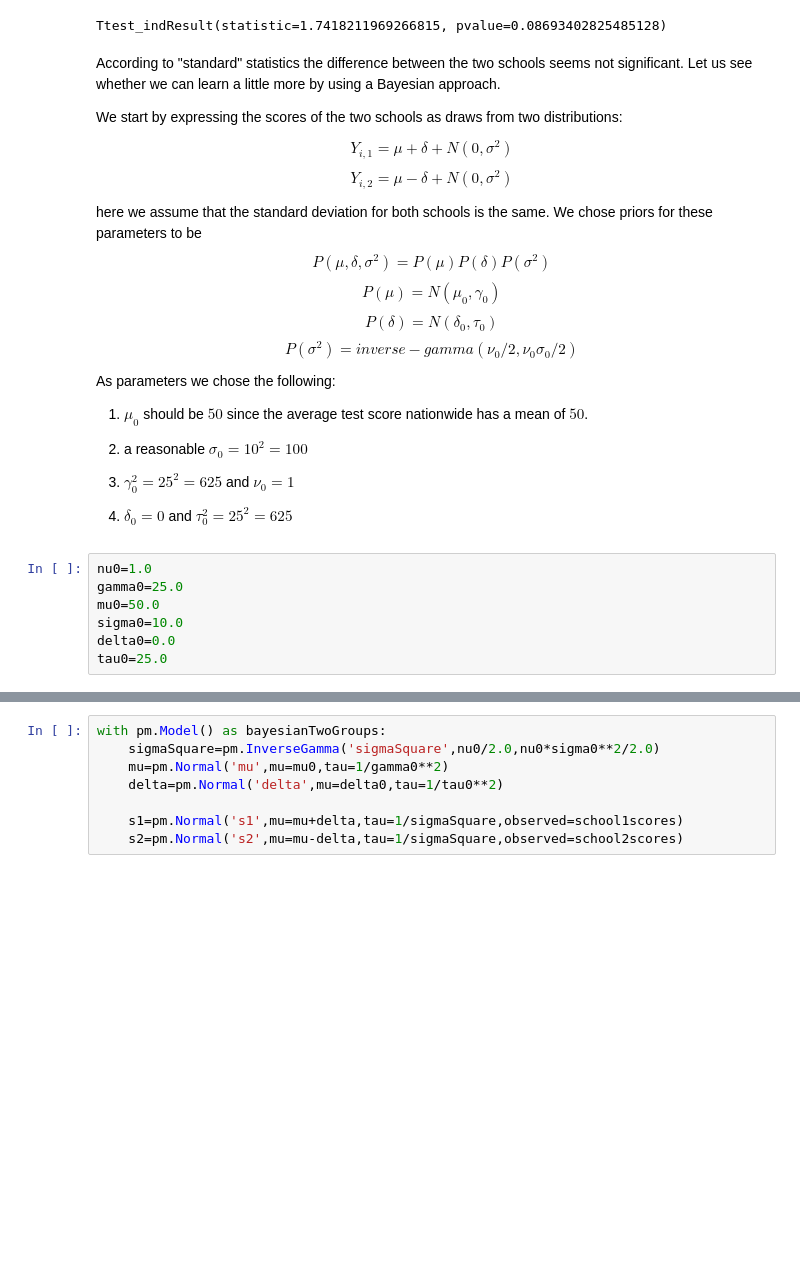
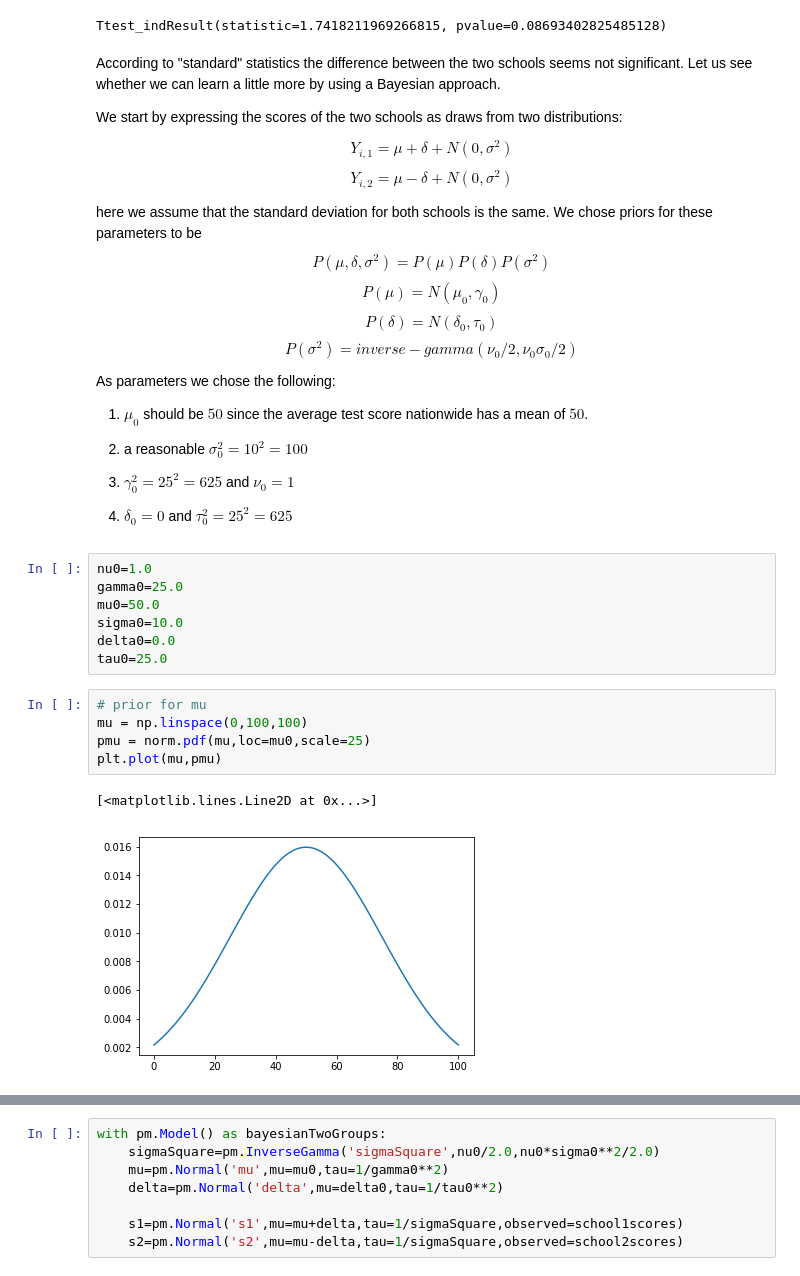
Before and after one commit to hstrey/BME-502-2019, a Jupyter notebook: BayesianTwoGroups.ipynb, the cells around one changed output, grey strips where cells are left out. Drawn from its saved outputs; the diff is of its cells as text; blank space fills up the shorter version.

```diff
--- a/BayesianTwoGroups.ipynb
+++ b/BayesianTwoGroups.ipynb
@@ -82,7 +82,7 @@ As parameters we chose the following:
 
 1) $\mu_0$ should be $50$ since the average test score nationwide has a mean of $50$.
 
-2) a reasonable $\sigma_{0}=10^{2}=100$
+2) a reasonable $\sigma_{0}^{2}=10^{2}=100$
 
 3) $\gamma_{0}^{2}=25^{2}=625$ and $\nu_{0}=1$
 
@@ -94,3 +94,11 @@ mu0=50.0
 sigma0=10.0
 delta0=0.0
 tau0=25.0
+# %%
+# prior for mu
+mu = np.linspace(0,100,100)
+pmu = norm.pdf(mu,loc=mu0,scale=25)
+plt.plot(mu,pmu)
+# %% [output]
+[<matplotlib.lines.Line2D at 0x...>]
+[figure, added]
```
Also changed, not shown: parts of 6 cells of this notebook.
